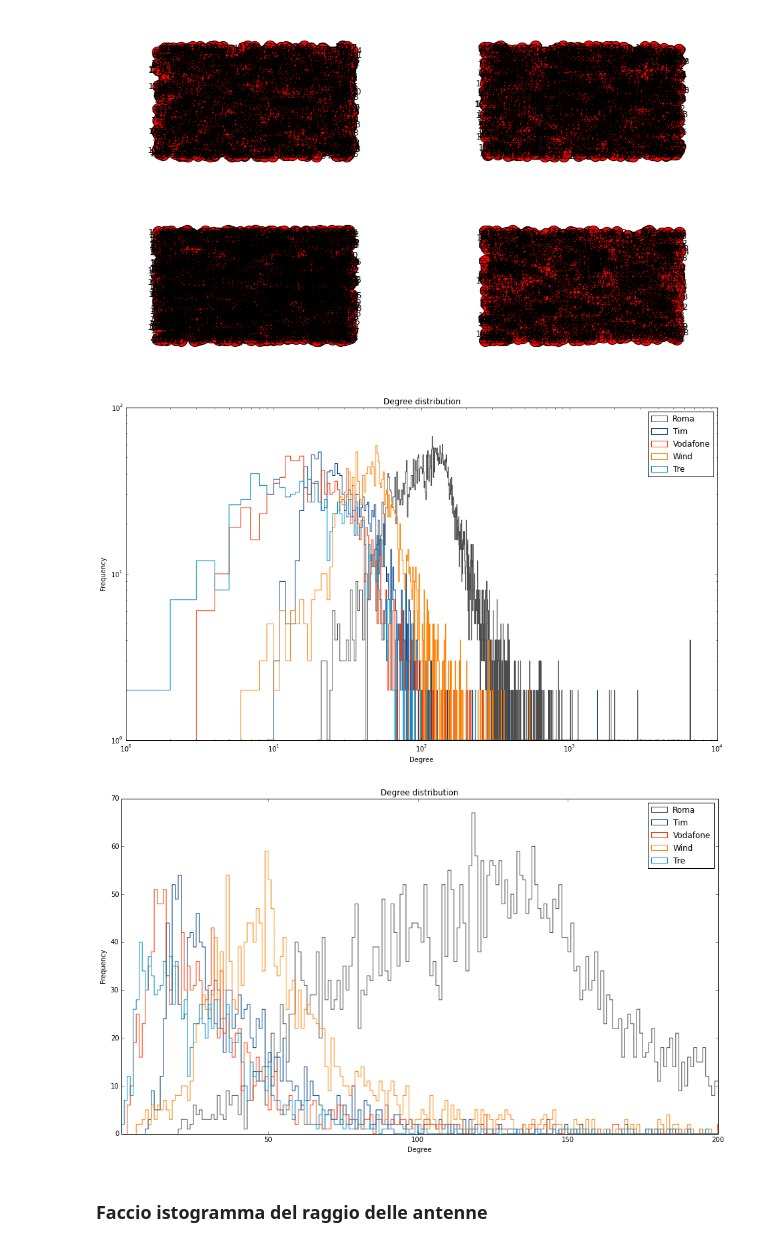
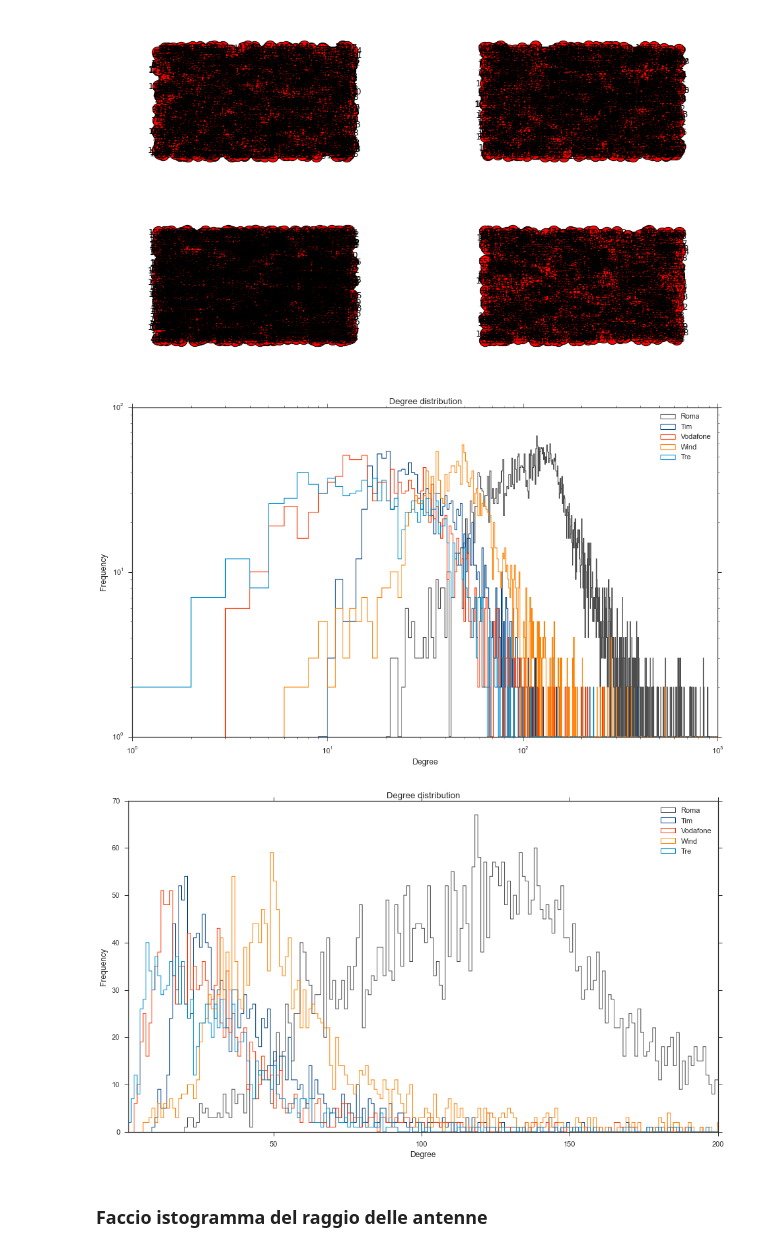
Before and after one commit to FedericoMuciaccia/SistemiComplessi, a Jupyter notebook: src/Iuri.ipynb, the cells around one changed output. Saved outputs shown, nothing was run; the diff lists cells and outputs as text; code cells hidden in the pictures.

```diff
--- a/src/Iuri.ipynb
+++ b/src/Iuri.ipynb
@@ -266,43 +274,43 @@ pyplot.show()
 gestore = ["Roma", "Tim", "Vodafone", "Wind", "Tre"]
 colori = ['#4d4d4d', '#004184','#ff3300','#ff8000','#018ECC']
 def degreeDistribution(gradi, azienda, colore):
-    pyplot.hist(gradi, bins=max(gradi)-min(gradi), histtype='step', label=azienda, color=colore)
+    pyplot.hist(gradi, bins=max(gradi)-min(gradi), histtype='step', label=azienda, color=colore, linewidth=1.1)
     pyplot.title('Degree distribution')
     pyplot.xlabel("Degree")
     pyplot.ylabel("Frequency")
 
 def degreeDistributionLog(gradi, azienda, colore):
-    distribuzioneRange = pyplot.hist(gradi, bins=max(gradi)-min(gradi), histtype='step', label=azienda, color=colore)
+    distribuzioneRange = pyplot.hist(gradi, bins=max(gradi)-min(gradi), histtype='step', label=azienda, color=colore, linewidth=1.1)
     pyplot.title('Degree distribution')
     pyplot.xlabel("Degree")
     pyplot.ylabel("Frequency")
 
     pyplot.gca().set_xscale("log")
     pyplot.gca().set_yscale("log")
 #    pyplot.ylim(1,100)
 
 pyplot.figure(figsize=(16,9))
 distribuzione = degreeDistributionLog(gradoRoma, gestore[0], colori[0])
 distribuzione = degreeDistributionLog(gradoTim, gestore[1], colori[1])
 distribuzione = degreeDistributionLog(gradoVoda, gestore[2], colori[2])
 distribuzione = degreeDistributionLog(gradoWind, gestore[3], colori[3])
 distribuzione = degreeDistributionLog(gradoTre, gestore[4], colori[4])
-#pyplot.xlim(1,1000)
+pyplot.xlim(1,1000)
 pyplot.legend()
 pyplot.show()
 
 pyplot.figure(figsize=(16,9))
 distribuzione = degreeDistribution(gradoRoma, gestore[0], colori[0])
 distribuzione = degreeDistribution(gradoTim, gestore[1], colori[1])
 distribuzione = degreeDistribution(gradoVoda, gestore[2], colori[2])
 distribuzione = degreeDistribution(gradoWind, gestore[3], colori[3])
 distribuzione = degreeDistribution(gradoTre, gestore[4], colori[4])
 pyplot.xlim(1,200)
 pyplot.legend()
 pyplot.show()
 # %% [output]
-[figure, old version]
+[figure, new version]
-[figure, old version]
+[figure, new version]
 # %% [markdown]
 ### Faccio istogramma del raggio delle antenne
 # %%
```
Also changed, not shown: parts of 11 cells of this notebook, 18 other files.
